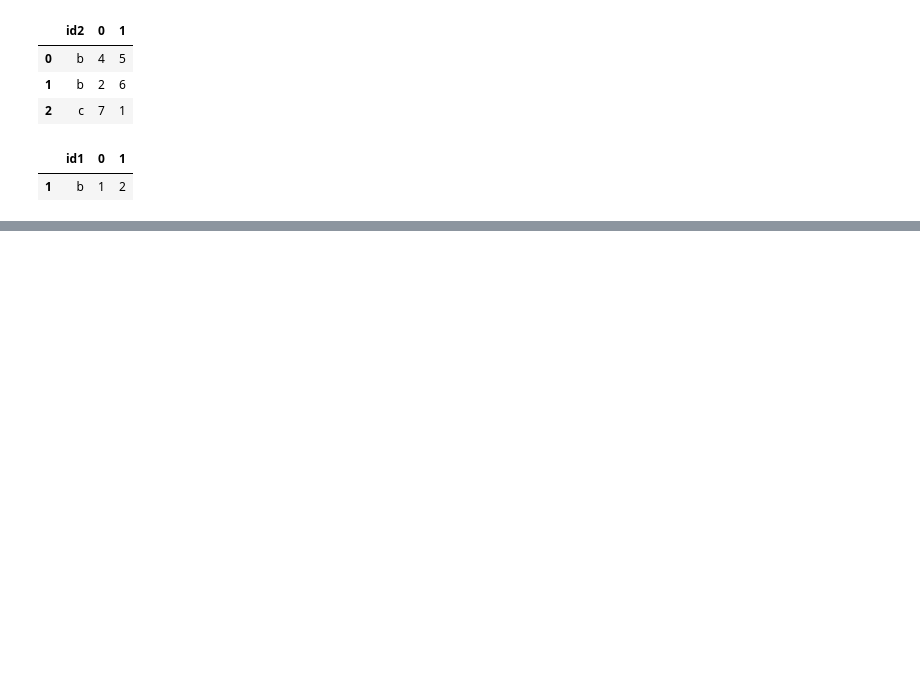
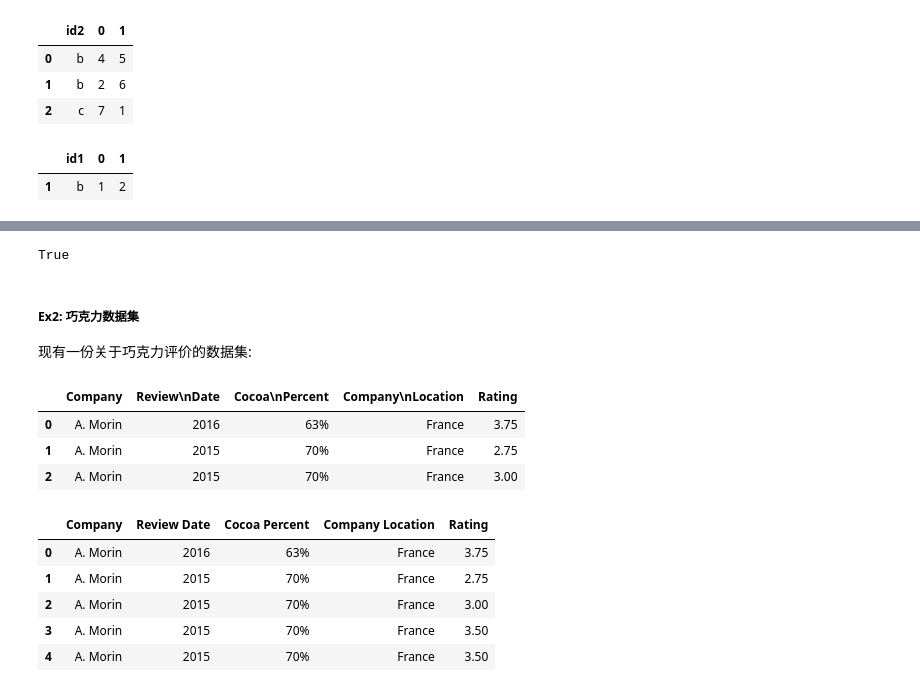
Before and after one commit to Userwzc/Personal_Learning, a Jupyter notebook: Joyful-pandas/3_index/index.ipynb, the cells around one changed output, grey strips where cells are left out. Cells and saved outputs as stored; diff of their text form; code cells hidden in the pictures; blank space fills up the shorter version.

```diff
--- a/Joyful-pandas/3_index/index.ipynb
+++ b/Joyful-pandas/3_index/index.ipynb
@@ -1139,0 +1173,41 @@ df_set_in_col_1[df_set_in_col_1.id1.isin(df_set_in_col_2.id2)]
+# %%
+# 按照以下步骤进行索引操作：
+df_op = df.copy()
+# 1.把后三列设为索引后交换内外两层
+df_op = df_op.set_index(['department', 'job_title', 'gender']).swaplevel(0,2)
+# 恢复中间层索引
+df_op = df_op.reset_index(level = 1)
+# 修改外层索引名为Gender
+df_op = df_op.rename_axis(index={'gender':'Gender'})
+# 用下划线合并两层行索引
+df_op.index = df_op.index.map(lambda x: '_'.join(x))
+# 把行索引拆分为原状态
+df_op.index = df_op.index.map(lambda x: tuple(x.split('_')))
+# 修改索引名为原表名称
+df_op = df_op.rename_axis(index=['gender','department'])
+df_op = df_op.reset_index().reindex(df.columns, axis = 1)
+df_op.equals(df)
+# %% [output]
+True
+# %% [markdown]
+##### Ex2: 巧克力数据集
+现有一份关于巧克力评价的数据集:
+# %%
+df = pd.read_csv('ch3/chocolate.csv')
+df.head(3)
+# %% [output]
+|  | Company | Review\nDate | Cocoa\nPercent | Company\nLocation | Rating |
+| 0 | A. Morin | 2016 | 63% | France | 3.75 |
+| 1 | A. Morin | 2015 | 70% | France | 2.75 |
+| 2 | A. Morin | 2015 | 70% | France | 3.00 |
+# %%
+# 1.把列索引名中的`\n`替换为空格
+df.columns = df.columns.str.replace('\n',' ')
+df.head()
+# %% [output]
+|  | Company | Review Date | Cocoa Percent | Company Location | Rating |
+| 0 | A. Morin | 2016 | 63% | France | 3.75 |
+| 1 | A. Morin | 2015 | 70% | France | 2.75 |
+| 2 | A. Morin | 2015 | 70% | France | 3.00 |
+| 3 | A. Morin | 2015 | 70% | France | 3.50 |
+| 4 | A. Morin | 2015 | 70% | France | 3.50 |
```
Also changed, not shown: parts of 6 cells of this notebook.
